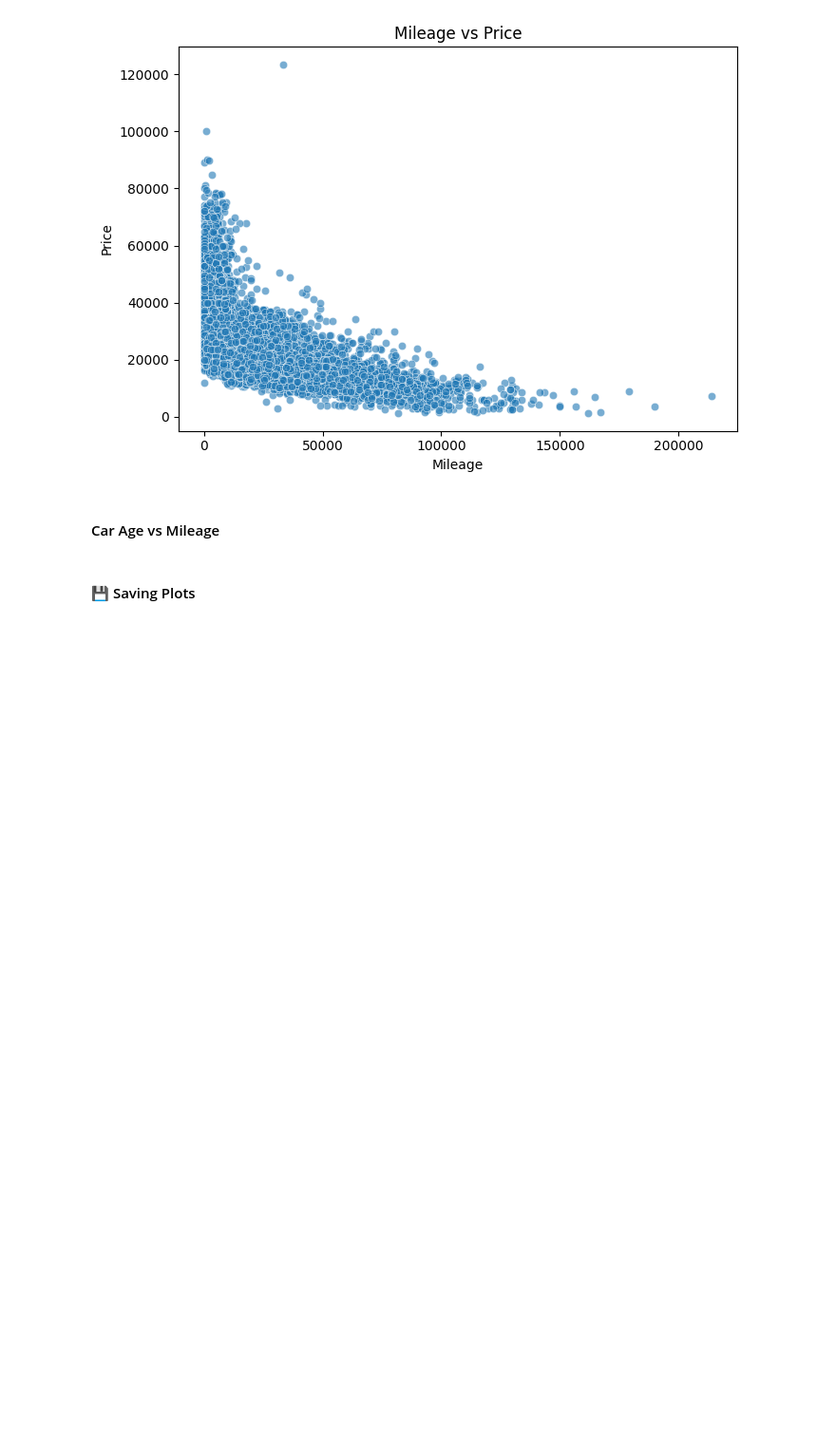
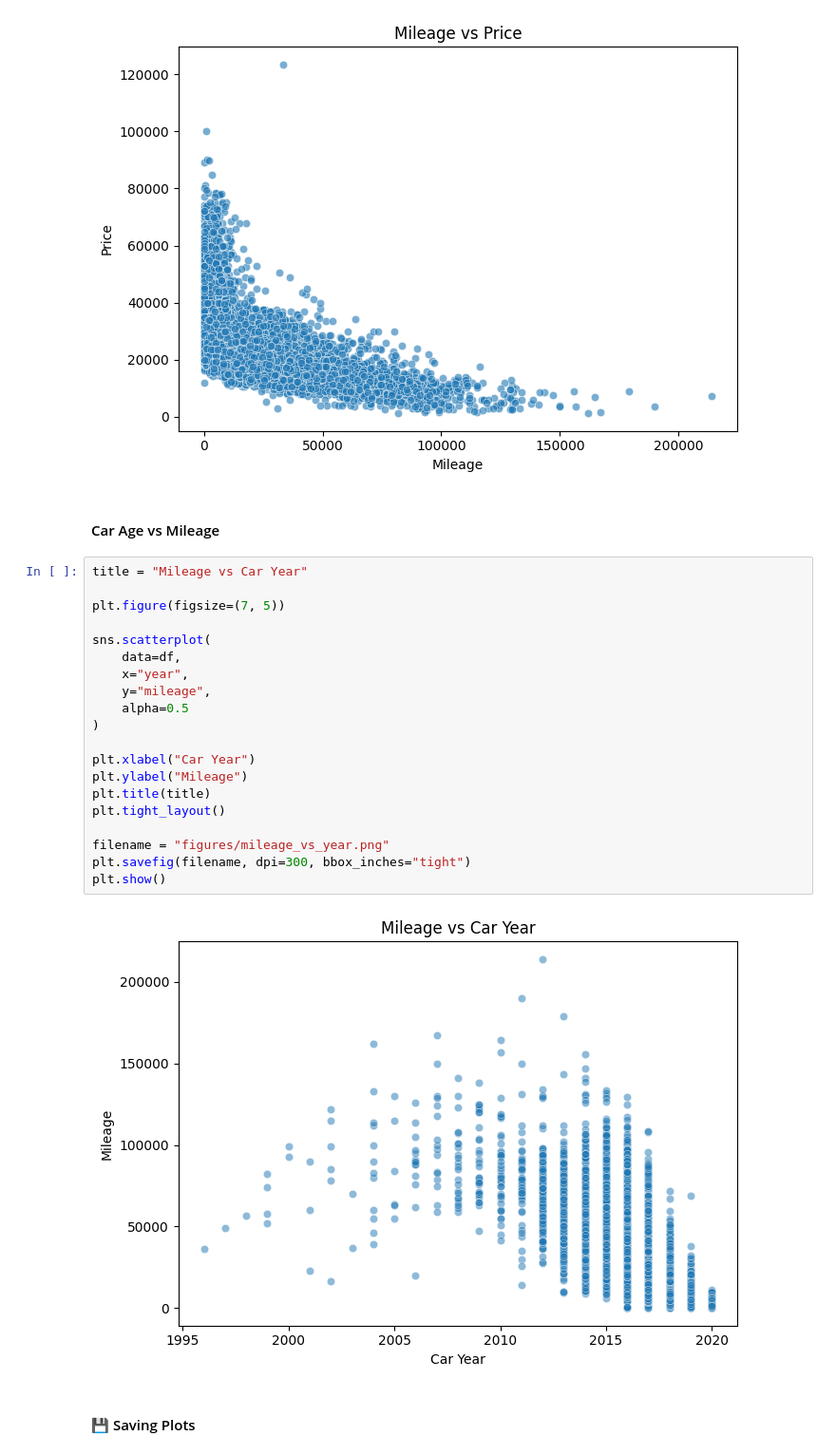
Before and after one commit to smartestnerdfromtown/Data-Analytics-Projects, a Jupyter notebook: BMW Cars Analysis/analysis.ipynb, the cells around one changed output. Shown at 95% size. Drawn from its saved outputs; the diff is of its cells as text; blank space fills up the shorter version.

Commit message:
MILEAGE vs year

```diff
--- a/BMW Cars Analysis/analysis.ipynb
+++ b/BMW Cars Analysis/analysis.ipynb
@@ -203,6 +203,28 @@ plt.show()
 [figure]
 # %% [markdown]
 #### Car Age vs Mileage
+# %%
+title = "Mileage vs Car Year"
+
+plt.figure(figsize=(7, 5))
+
+sns.scatterplot(
+    data=df,
+    x="year",
+    y="mileage",
+    alpha=0.5
+)
+
+plt.xlabel("Car Year")
+plt.ylabel("Mileage")
+plt.title(title)
+plt.tight_layout()
+
+filename = "figures/mileage_vs_year.png"
+plt.savefig(filename, dpi=300, bbox_inches="tight")
+plt.show()
+# %% [output]
+[figure, added]
 # %% [markdown]
 #### 💾 Saving Plots
 # %%
```
Also changed, not shown: 1 other file.
